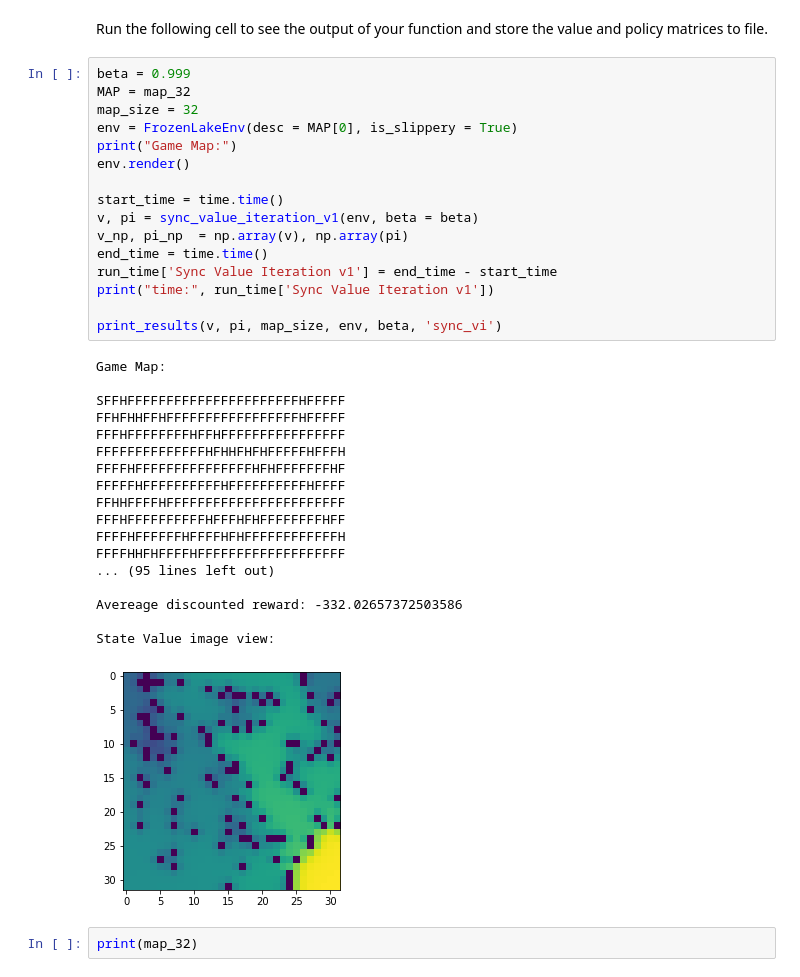
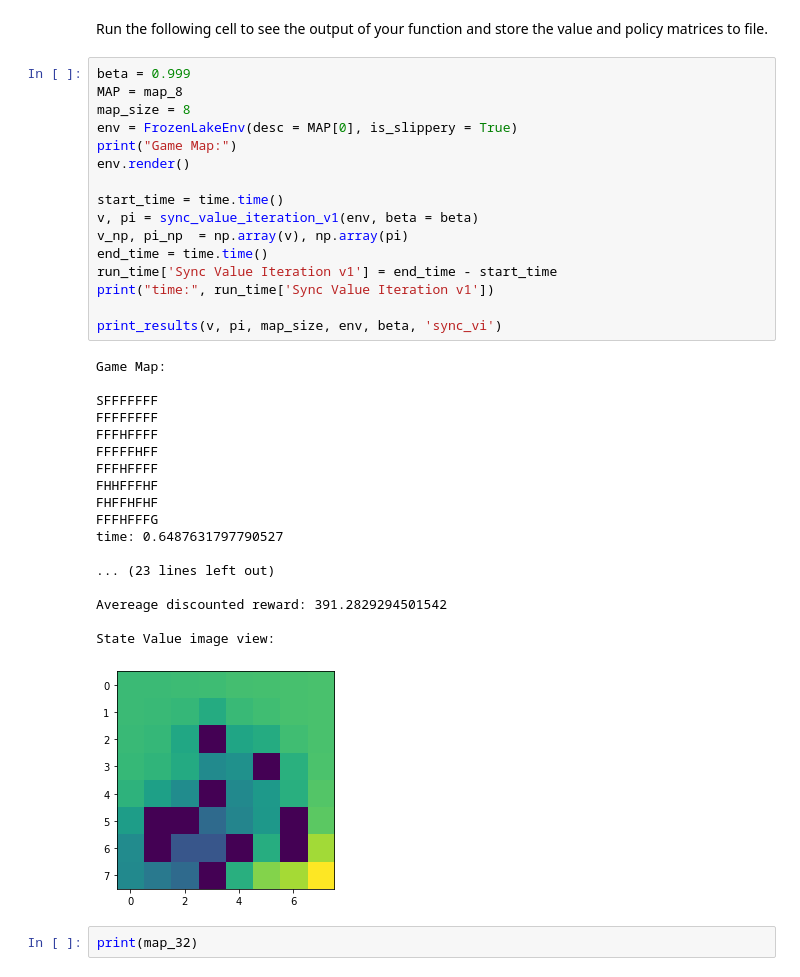
Before and after one commit to kavinda14/rl_rayframework, a Jupyter notebook: hw2/hw2.ipynb, the cells around one changed output. Saved outputs shown, nothing was run; the diff lists cells and outputs as text.

```diff
--- a/hw2/hw2.ipynb
+++ b/hw2/hw2.ipynb
@@ -552,39 +552,39 @@ def sync_value_iteration_v1(env, beta = 0.999, epsilon = 0.0001):
 Run the following cell to see the output of your function and store the value and policy matrices to file.
 # %%
 beta = 0.999
-MAP = map_32
-map_size = 32
+MAP = map_8
+map_size = 8
 env = FrozenLakeEnv(desc = MAP[0], is_slippery = True)
 print("Game Map:")
 env.render()
 
 start_time = time.time()
 v, pi = sync_value_iteration_v1(env, beta = beta)
 v_np, pi_np  = np.array(v), np.array(pi)
 end_time = time.time()
 run_time['Sync Value Iteration v1'] = end_time - start_time
 print("time:", run_time['Sync Value Iteration v1'])
 
 print_results(v, pi, map_size, env, beta, 'sync_vi')
 # %% [output]
 Game Map:
 
-SFFHFFFFFFFFFFFFFFFFFFFFFFHFFFFF
-FFHFHHFFHFFFFFFFFFFFFFFFFFHFFFFF
-FFFHFFFFFFFFHFFHFFFFFFFFFFFFFFFF
-FFFFFFFFFFFFFFHFHHFHFHFFFFFHFFFH
-FFFFHFFFFFFFFFFFFFFFHFHFFFFFFFHF
-FFFFFHFFFFFFFFFFHFFFFFFFFFFHFFFF
-FFHHFFFFHFFFFFFFFFFFFFFFFFFFFFFF
-FFFHFFFFFFFFFFHFFFHFHFFFFFFFFHFF
-FFFFHFFFFFFHFFFFHFHFFFFFFFFFFFFH
-FFFFHHFHFFFFHFFFFFFFFFFFFFFFFFFF
-... (95 lines left out)
+SFFFFFFF
+FFFFFFFF
+FFFHFFFF
+FFFFFHFF
+FFFHFFFF
+FHHFFFHF
+FHFFHFHF
+FFFHFFFG
+time: 0.6487631797790527
 
-Avereage discounted reward: -332.02657372503586
+... (23 lines left out)
+
+Avereage discounted reward: 391.2829294501542
 
 State Value image view:
-[figure, old version]
+[figure, new version]
 # %%
 print(map_32)
 # %% [output]
```
Also changed, not shown: parts of 5 cells of this notebook, 3 other files.
